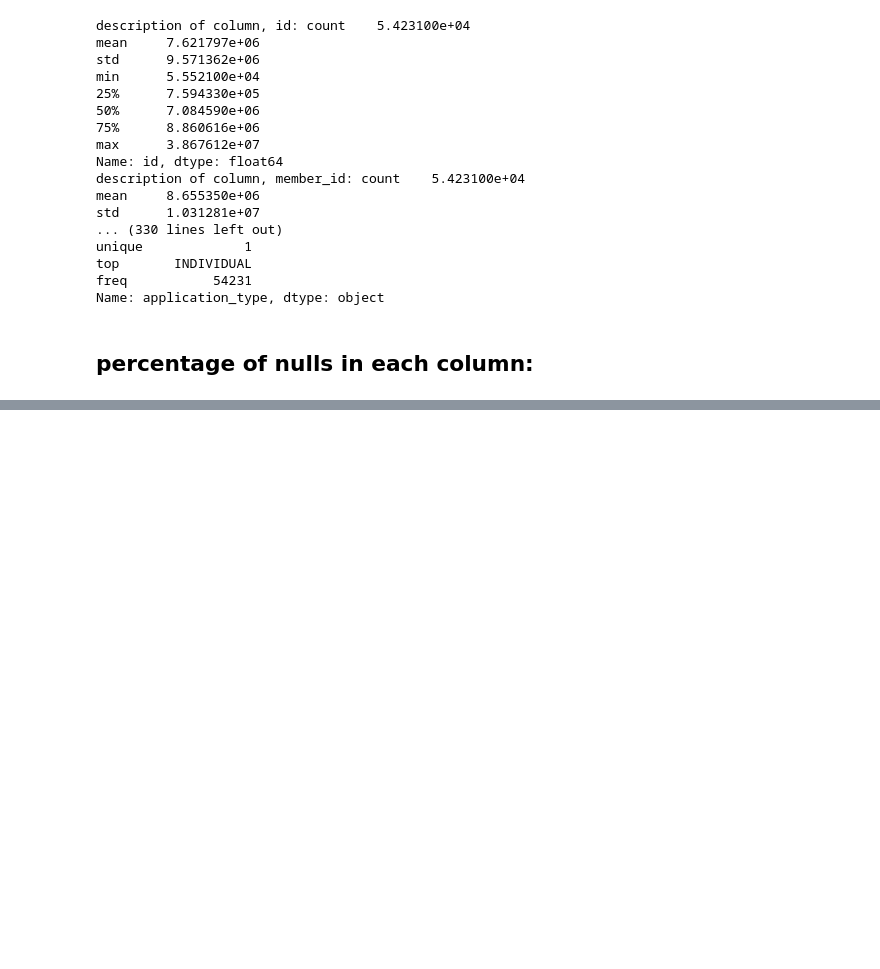
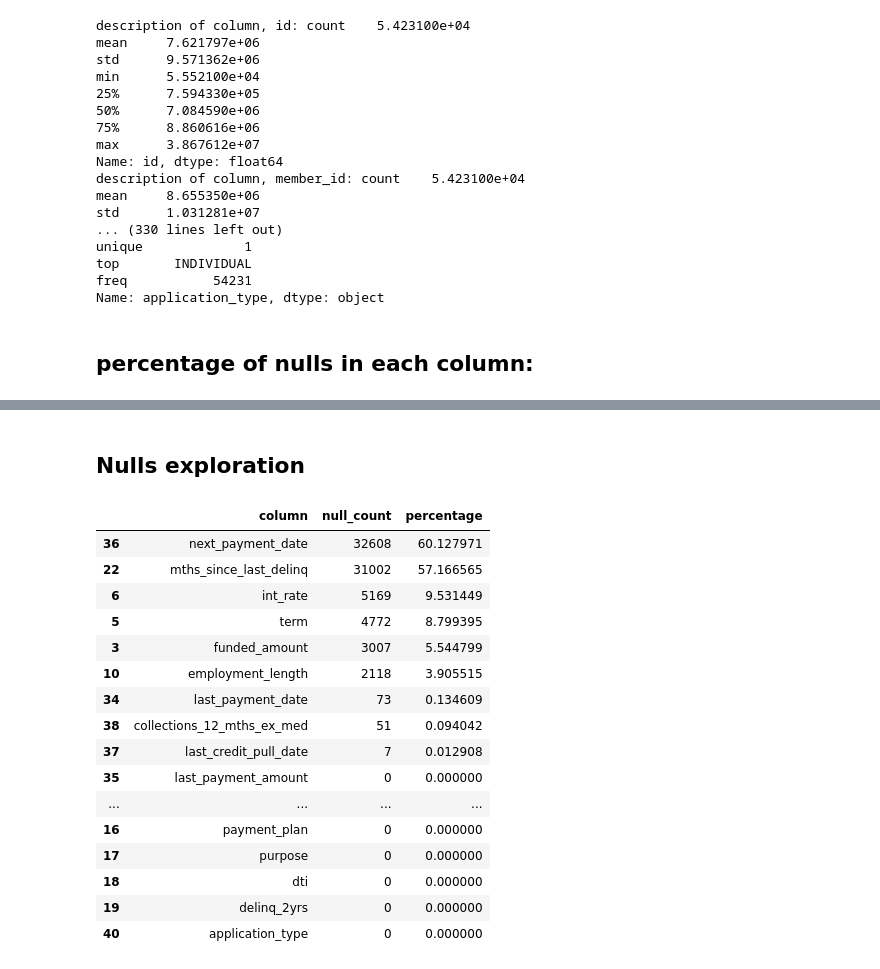
Before and after one commit to mishadcf/exploratory-data-analysis---customer-loans-in-finance928, a Jupyter notebook: EDA.ipynb, the cells around one changed output, grey strips where cells are left out. Drawn from its saved outputs; the diff is of its cells as text; code cells hidden in the pictures; blank space fills up the shorter version.

```diff
--- a/EDA.ipynb
+++ b/EDA.ipynb
@@ -636,0 +675,2 @@ TypeError: DataFrame.insert() missing 2 required positional arguments: 'column'
+# %%
+df = pd.read_csv('loan_data.csv')
@@ -636,0 +728,32 @@ TypeError: DataFrame.insert() missing 2 required positional arguments: 'column'
+# %% [markdown]
+
+## Nulls exploration
+# %%
+df.drop(columns=['Unnamed: 0.2', 'Unnamed: 0.1', 'Unnamed: 0'], inplace=True)
+# %%
+
+
+# Assuming df is your original DataFrame
+nulls = pd.DataFrame(df.isnull().sum()).reset_index()
+nulls.columns = ['column', 'null_count']
+nulls['percentage'] = (nulls['null_count'] / 54231) * 100
+# %%
+nulls.sort_values('null_count',ascending=False)
+# %% [output]
+|  | column | null_count | percentage |
+| 36 | next_payment_date | 32608 | 60.127971 |
+| 22 | mths_since_last_delinq | 31002 | 57.166565 |
+| 6 | int_rate | 5169 | 9.531449 |
+| 5 | term | 4772 | 8.799395 |
+| 3 | funded_amount | 3007 | 5.544799 |
+| 10 | employment_length | 2118 | 3.905515 |
+| 34 | last_payment_date | 73 | 0.134609 |
+| 38 | collections_12_mths_ex_med | 51 | 0.094042 |
+| 37 | last_credit_pull_date | 7 | 0.012908 |
+| 35 | last_payment_amount | 0 | 0.000000 |
+| ... | ... | ... | ... |
+| 16 | payment_plan | 0 | 0.000000 |
+| 17 | purpose | 0 | 0.000000 |
+| 18 | dti | 0 | 0.000000 |
+| 19 | delinq_2yrs | 0 | 0.000000 |
+| 40 | application_type | 0 | 0.000000 |
```
Also changed, not shown: parts of 67 cells of this notebook, 5 other files.
